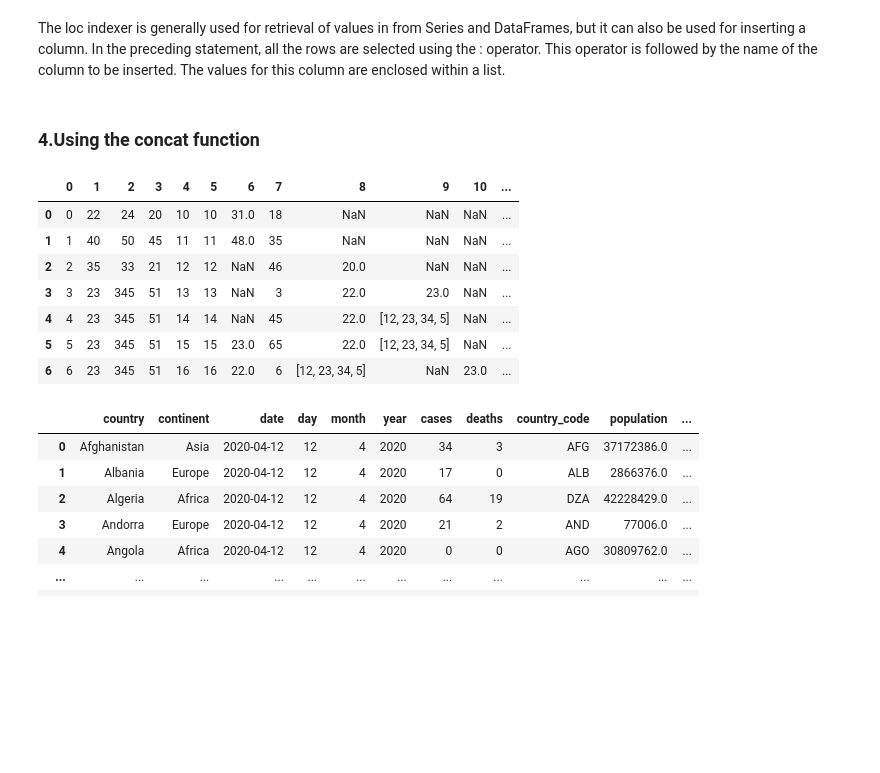
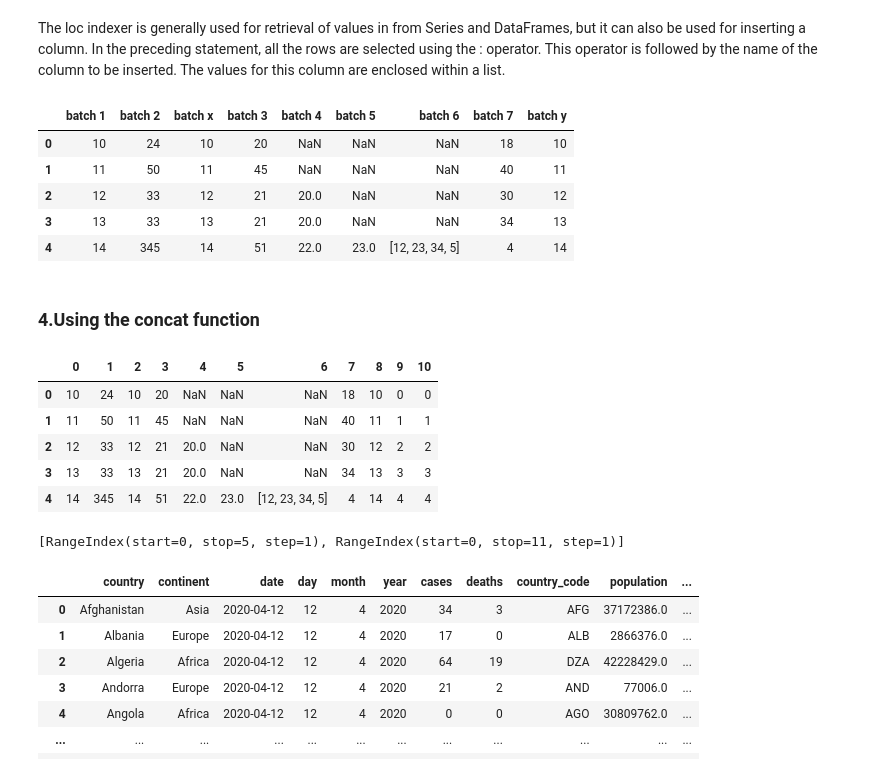
Before and after one commit to svkarthik86/Advanced-python, a Jupyter notebook: PandasLec.ipynb, the cells around one changed output. Cells and saved outputs as stored; diff of their text form; code cells hidden in the pictures; blank space fills up the shorter version.

```diff
--- a/PandasLec.ipynb
+++ b/PandasLec.ipynb
@@ -987,7 +1125,7 @@ combined_ages
 # %% [markdown]
 - Renaming can also be done by accessing the columns attribute directly and mentioning the new column names in an array
 # %%
-combined_ages.columns=['batch 1','batch 2','batch 3','batch 4','batch 5','batch 6','batch 7']
+combined_ages.columns=['batch 1','batch 2','batch 3','batch 4','batch 5','batch 6']
 # %%
 combined_ages
 # %% [output]
@@ -1035,6 +1183,6 @@ There are four ways to insert a new column in a DataFrame
 # %% [markdown]
 ### 1.With the indexing operator, [ ]
 # %%
-combined_ages[2]=[18,40,30,34,454,56,37] # if column name is already exist overwrite else create new coloumn
+combined_ages['batch 7']=[18,40,30,34,4] # if column name is already exist overwrite else create new coloumn
 combined_ages
 # %% [output]
@@ -1062,6 +1206,6 @@ By mentioning the column name as a string within the indexing operator and assig
 # %% [markdown]
 ### 2.Using the insert method
 # %%
-combined_ages.insert(4,'batch z',range(10,17))  # if column name is already exist will throw error
+combined_ages.insert(2,'batch x',range(10,15))  # if column name is already exist will throw error
 combined_ages
 # %% [output]
@@ -1076,6 +1254,6 @@ All the three parameters are mandatory for the insert method to be able to add a
 ### 3.Using the loc indexer
 # %%
 import numpy as np
-combined_ages.loc[:,'batch 1']=np.arange(7) # if Column is exist it will overwrite the data else create new column
+combined_ages.loc[:,'batch y']=np.arange(10,15) # if Column is exist it will overwrite the data else create new column
 combined_ages
 # %% [output]
@@ -1105,21 +1281,32 @@ batch 12                  6
 Name: 6, dtype: object
 # %% [markdown]
 The loc indexer is generally used for retrieval of values in from Series and DataFrames, but it can also be used for inserting a column. In the preceding statement, all the rows are selected using the : operator. This operator is followed by the name of the column to be inserted. The values for this column are enclosed within a list.
+# %%
+combined_ages
+# %% [output]
+|  | batch 1 | batch 2 | batch x | batch 3 | batch 4 | batch 5 | batch 6 | batch 7 | batch y |
+| 0 | 10 | 24 | 10 | 20 | NaN | NaN | NaN | 18 | 10 |
+| 1 | 11 | 50 | 11 | 45 | NaN | NaN | NaN | 40 | 11 |
+| 2 | 12 | 33 | 12 | 21 | 20.0 | NaN | NaN | 30 | 12 |
+| 3 | 13 | 33 | 13 | 21 | 20.0 | NaN | NaN | 34 | 13 |
+| 4 | 14 | 345 | 14 | 51 | 22.0 | 23.0 | [12, 23, 34, 5] | 4 | 14 |
 # %% [markdown]
 ### 4.Using the concat function
 # %%
-batch13=pd.Series(np.arange(7))
-combined_ages=pd.concat([combined_ages,batch13],axis=1,ignore_index=False)
+batchz=pd.Series(np.arange(5))
+combined_ages=pd.concat([combined_ages,batchz],axis=1,ignore_index=True)
 combined_ages
 # %% [output]
-|  | 0 | 1 | 2 | 3 | 4 | 5 | 6 | 7 | 8 | 9 | 10 | ... |
-| 0 | 0 | 22 | 24 | 20 | 10 | 10 | 31.0 | 18 | NaN | NaN | NaN | ... |
-| 1 | 1 | 40 | 50 | 45 | 11 | 11 | 48.0 | 35 | NaN | NaN | NaN | ... |
-| 2 | 2 | 35 | 33 | 21 | 12 | 12 | NaN | 46 | 20.0 | NaN | NaN | ... |
-| 3 | 3 | 23 | 345 | 51 | 13 | 13 | NaN | 3 | 22.0 | 23.0 | NaN | ... |
-| 4 | 4 | 23 | 345 | 51 | 14 | 14 | NaN | 45 | 22.0 | [12, 23, 34, 5] | NaN | ... |
-| 5 | 5 | 23 | 345 | 51 | 15 | 15 | 23.0 | 65 | 22.0 | [12, 23, 34, 5] | NaN | ... |
-| 6 | 6 | 23 | 345 | 51 | 16 | 16 | 22.0 | 6 | [12, 23, 34, 5] | NaN | 23.0 | ... |
+|  | 0 | 1 | 2 | 3 | 4 | 5 | 6 | 7 | 8 | 9 | 10 |
+| 0 | 10 | 24 | 10 | 20 | NaN | NaN | NaN | 18 | 10 | 0 | 0 |
+| 1 | 11 | 50 | 11 | 45 | NaN | NaN | NaN | 40 | 11 | 1 | 1 |
+| 2 | 12 | 33 | 12 | 21 | 20.0 | NaN | NaN | 30 | 12 | 2 | 2 |
+| 3 | 13 | 33 | 13 | 21 | 20.0 | NaN | NaN | 34 | 13 | 3 | 3 |
+| 4 | 14 | 345 | 14 | 51 | 22.0 | 23.0 | [12, 23, 34, 5] | 4 | 14 | 4 | 4 |
+# %%
+combined_ages.axes
+# %% [output]
+[RangeIndex(start=0, stop=5, step=1), RangeIndex(start=0, stop=11, step=1)]
 # %%
 covid19_data['Test']=np.linspace(1,100,206)
 # %%
```
Also changed, not shown: parts of 46 cells of this notebook.
